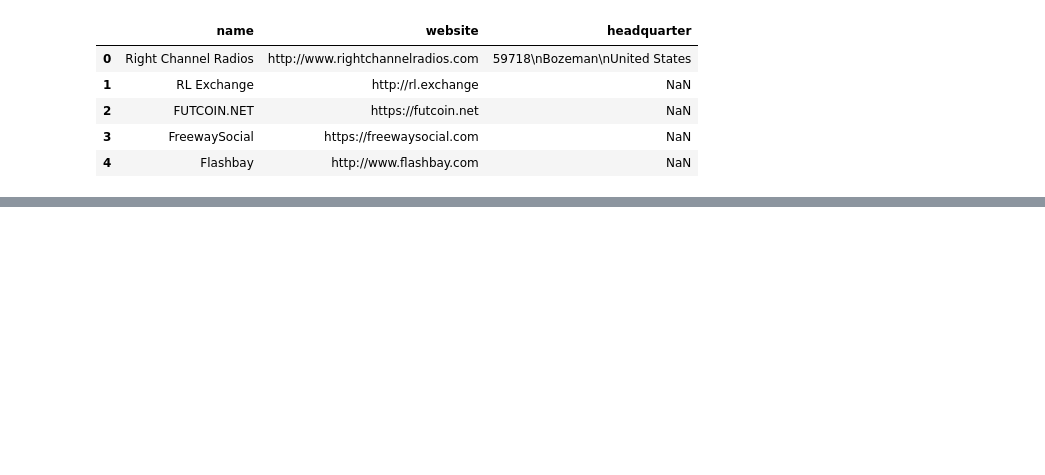
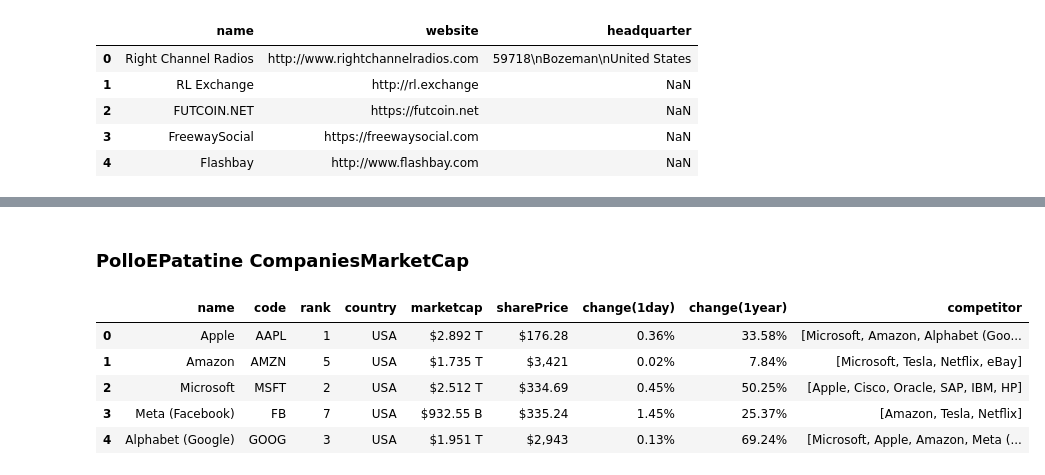
Before and after one commit to samuel-esp/IngDati-Progetto, a Jupyter notebook: Schema Alignment.ipynb, the cells around one changed output, grey strips where cells are left out. Cells and saved outputs as stored; diff of their text form; code cells hidden in the pictures; blank space fills up the shorter version.

Commit message:
companies dataset conversion completed

```diff
--- a/Schema Alignment.ipynb
+++ b/Schema Alignment.ipynb
@@ -614,0 +619,19 @@ pepvalue.head()
+# %% [markdown]
+### PolloEPatatine CompaniesMarketCap
+# %%
+import json
+
+openfile=open('sources/aziende/polloepatatine-companiesmarketcap.com-1.json')
+jsondata=json.load(openfile)
+pepmarket=pd.DataFrame(jsondata)
+
+openfile.close()
+
+pepmarket.head()
+# %% [output]
+|  | name | code | rank | country | marketcap | sharePrice | change(1day) | change(1year) | competitor |
+| 0 | Apple | AAPL | 1 | USA | $2.892 T | $176.28 | 0.36% | 33.58% | [Microsoft, Amazon, Alphabet (Goo... |
+| 1 | Amazon | AMZN | 5 | USA | $1.735 T | $3,421 | 0.02% | 7.84% | [Microsoft, Tesla, Netflix, eBay] |
+| 2 | Microsoft | MSFT | 2 | USA | $2.512 T | $334.69 | 0.45% | 50.25% | [Apple, Cisco, Oracle, SAP, IBM, HP] |
+| 3 | Meta (Facebook) | FB | 7 | USA | $932.55 B | $335.24 | 1.45% | 25.37% | [Amazon, Tesla, Netflix] |
+| 4 | Alphabet (Google) | GOOG | 3 | USA | $1.951 T | $2,943 | 0.13% | 69.24% | [Microsoft, Apple, Amazon, Meta (... |
```
Also changed, not shown: parts of 61 cells of this notebook, 4 other files.
